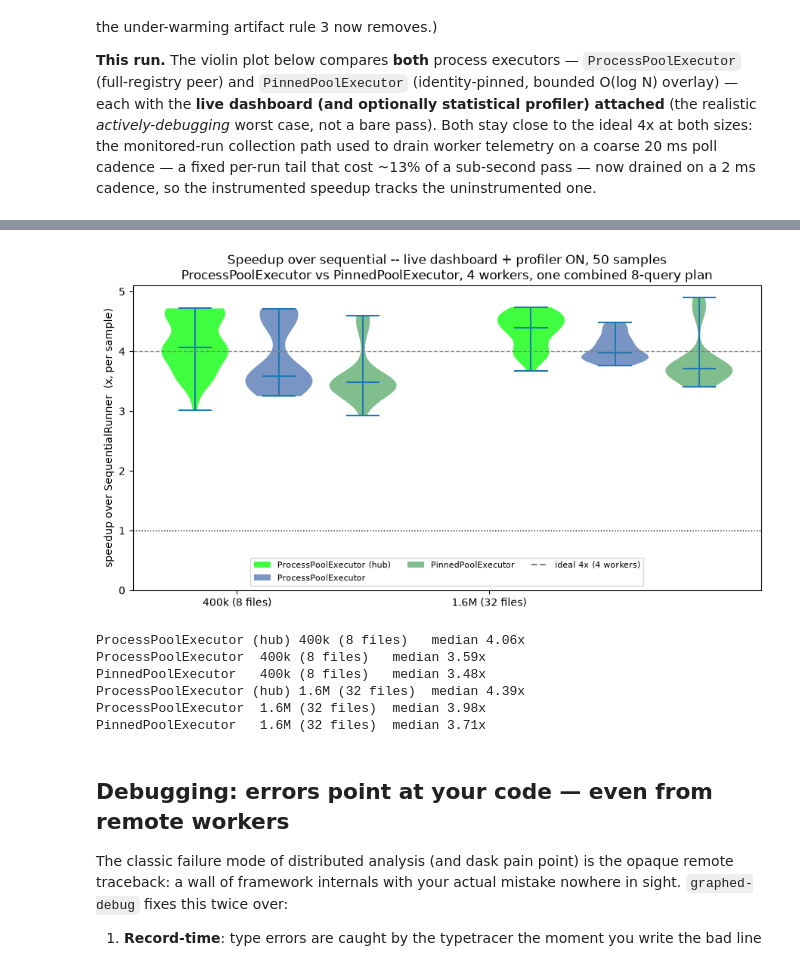
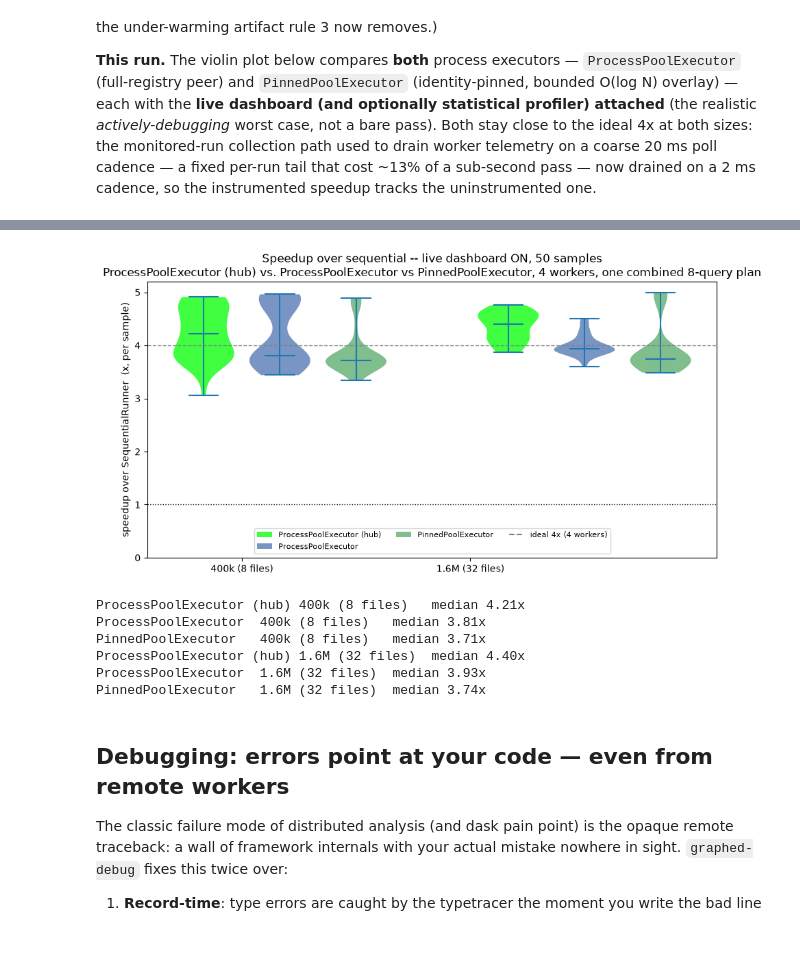
Before and after one commit to graphed-org/coffea-benchmarks-graphed-mvp, a Jupyter notebook: graphed-adl-benchmarks.ipynb, the cells around one changed output, grey strips where cells are left out. Drawn from its saved outputs; the diff is of its cells as text; code cells hidden in the pictures.

```diff
--- a/graphed-adl-benchmarks.ipynb
+++ b/graphed-adl-benchmarks.ipynb
@@ -415,41 +415,41 @@ PinnedPoolExecutor 1.6M (32 files): median 0.832s  -> 3.71x over sequential
 # %%
 from matplotlib.patches import Patch
 
 executors = ["ProcessPoolExecutor (hub)", "ProcessPoolExecutor", "PinnedPoolExecutor"]
 colors = {"ProcessPoolExecutor (hub)": "#00FF00", "ProcessPoolExecutor": "#4C72B0", "PinnedPoolExecutor": "#55A868"}
 order = [(ex, label) for label, _ in SCALES for ex in executors]  # PP/Pin x 400k, then PP/Pin x 1.6M
 positions = [1, 2, 3, 5, 6, 7]
 speedups = [np.median(seq_samples[label]) / samples[(ex, label)] for ex, label in order]  # per-sample
 
 fig, ax = plt.subplots(figsize=(9, 5))
 parts = ax.violinplot(speedups, positions=positions, showmedians=True, showextrema=True, widths=0.8)
 for body, (ex, _label) in zip(parts["bodies"], order):
     body.set_facecolor(colors[ex])
     body.set_alpha(0.75)
 ax.axhline(4.0, ls="--", color="gray", lw=1)  # ideal speedup for 4 workers
 ax.axhline(1.0, ls=":", color="black", lw=1)  # sequential baseline
 ax.set_xticks([1.5, 4.5], [label for label, _ in SCALES])
 ax.set_ylabel("speedup over SequentialRunner  (x, per sample)")
 ax.set_ylim(bottom=0)
 handles = [Patch(facecolor=colors[e], alpha=0.75, label=e) for e in executors]
 handles += [plt.Line2D([], [], ls="--", color="gray", label="ideal 4x (4 workers)")]
 ax.legend(handles=handles, loc="lower center", ncol=3, fontsize=8)
-ax.set_title(f"Speedup over sequential -- live dashboard + profiler ON, {N_SAMPLES} samples\n"
+ax.set_title(f"Speedup over sequential -- live dashboard ON, {N_SAMPLES} samples\n"
              "ProcessPoolExecutor (hub) vs. ProcessPoolExecutor vs PinnedPoolExecutor, 4 workers, one combined 8-query plan")
 fig.tight_layout()
 plt.show()
 
 for ex, label in order:
     spd = np.median(seq_samples[label]) / np.median(samples[(ex, label)])
     print(f"{ex:<20} {label:<16} median {spd:.2f}x")
 # %% [output]
-[figure, old version]
+[figure, new version]
-ProcessPoolExecutor (hub) 400k (8 files)   median 4.06x
-ProcessPoolExecutor  400k (8 files)   median 3.59x
-PinnedPoolExecutor   400k (8 files)   median 3.48x
-ProcessPoolExecutor (hub) 1.6M (32 files)  median 4.39x
-ProcessPoolExecutor  1.6M (32 files)  median 3.98x
-PinnedPoolExecutor   1.6M (32 files)  median 3.71x
+ProcessPoolExecutor (hub) 400k (8 files)   median 4.21x
+ProcessPoolExecutor  400k (8 files)   median 3.81x
+PinnedPoolExecutor   400k (8 files)   median 3.71x
+ProcessPoolExecutor (hub) 1.6M (32 files)  median 4.40x
+ProcessPoolExecutor  1.6M (32 files)  median 3.93x
+PinnedPoolExecutor   1.6M (32 files)  median 3.74x
 # %% [markdown]
 ## Debugging: errors point at **your** code — even from remote workers
 
```
Also changed, not shown: parts of 8 cells of this notebook.
